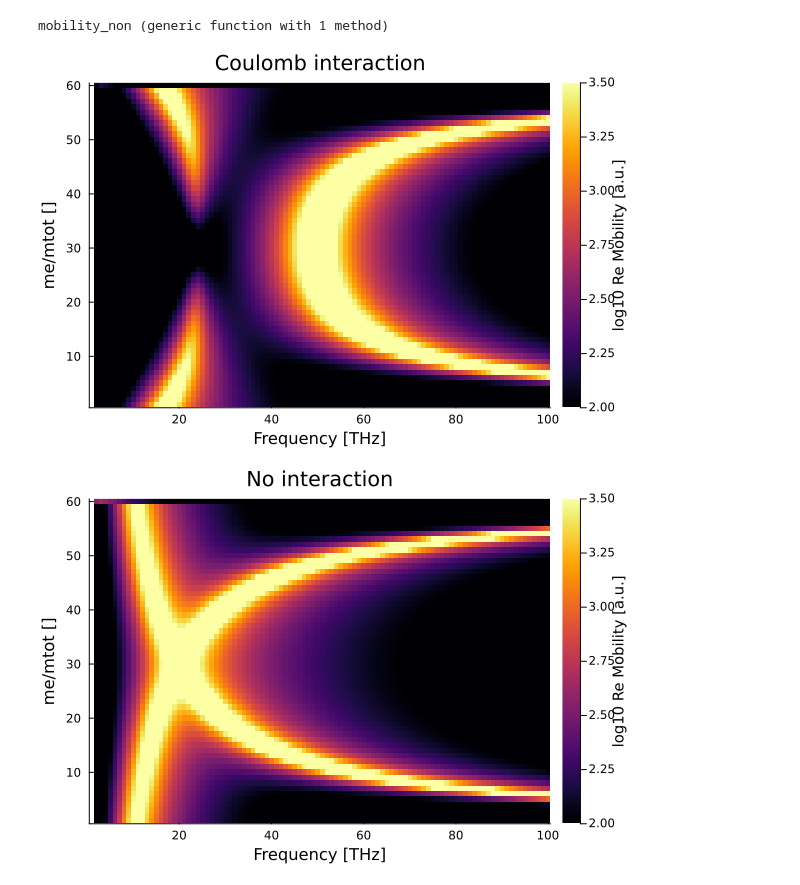
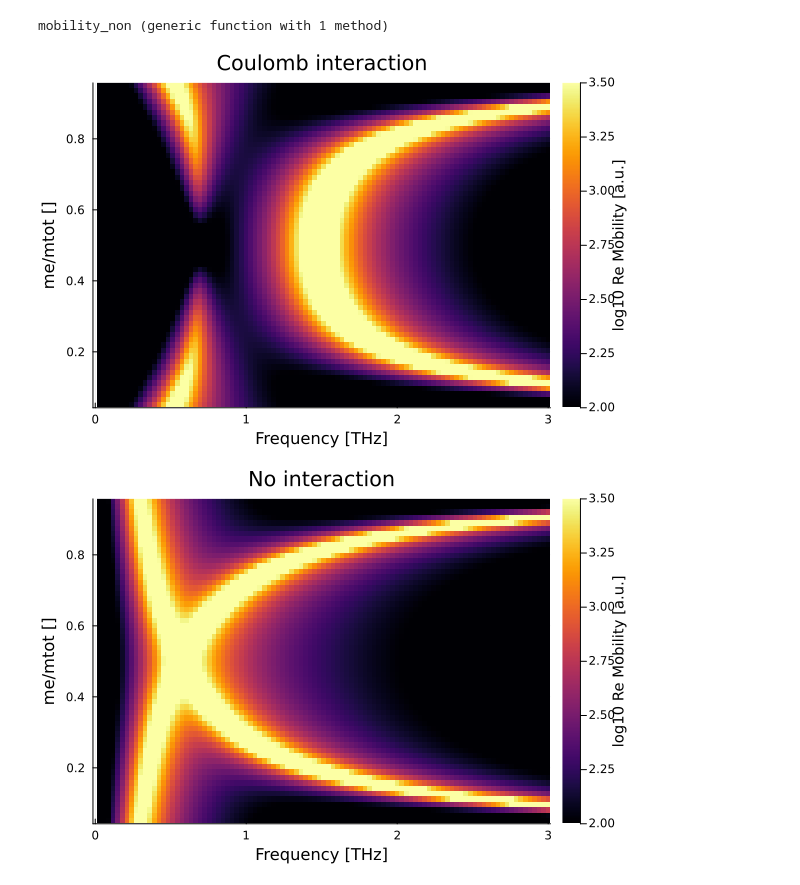
Before and after one commit to filouscience/CoulombIntegral.jl, a Jupyter notebook: examples/eh_pair_response.ipynb, the cells around one changed output. Drawn from its saved outputs; the diff is of its cells as text; code cells hidden in the pictures.

```diff
--- a/examples/eh_pair_response.ipynb
+++ b/examples/eh_pair_response.ipynb
@@ -286,13 +284,15 @@ for itr in 1:mres
     eval1, evec1 = LinearAlgebra.eigen(h1);
     data_n[itr,:] = mobility_non(w, eval0, evec0, eval1, evec1, dip(A1)) |> real;
 end
+# %%
+m_vals = (0.05:0.9/(mres-1):0.95);
 # %%
-heatmap(log10.(data_c); title="Coulomb interaction", clim=(2,3.5),
+heatmap(w, m_vals, log10.(data_c); title="Coulomb interaction", clim=(2,3.5),
                         xlabel="Frequency [THz]", ylabel="me/mtot []", colorbar_title="log10 Re Mobility [a.u.]")
 # %% [output]
-[figure, old version]
+[figure, new version]
 # %%
-heatmap(log10.(data_n); title="No interaction", clim=(2,3.5),
+heatmap(w, m_vals, log10.(data_n); title="No interaction", clim=(2,3.5),
                         xlabel="Frequency [THz]", ylabel="me/mtot []", colorbar_title="log10 Re Mobility [a.u.]")
 # %% [output]
-[figure, old version]
+[figure, new version]
```
Also changed, not shown: parts of 10 cells of this notebook, 2 other files.
